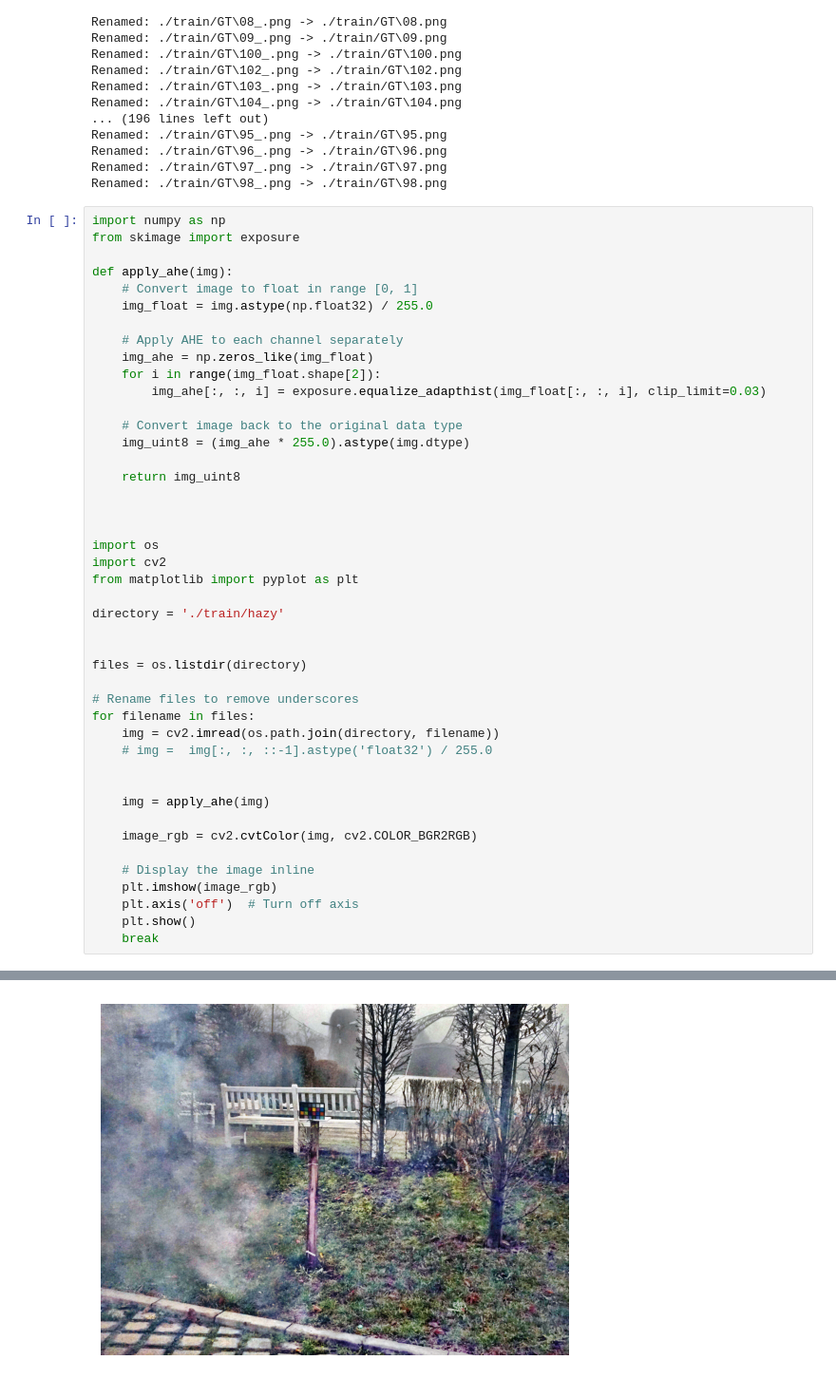
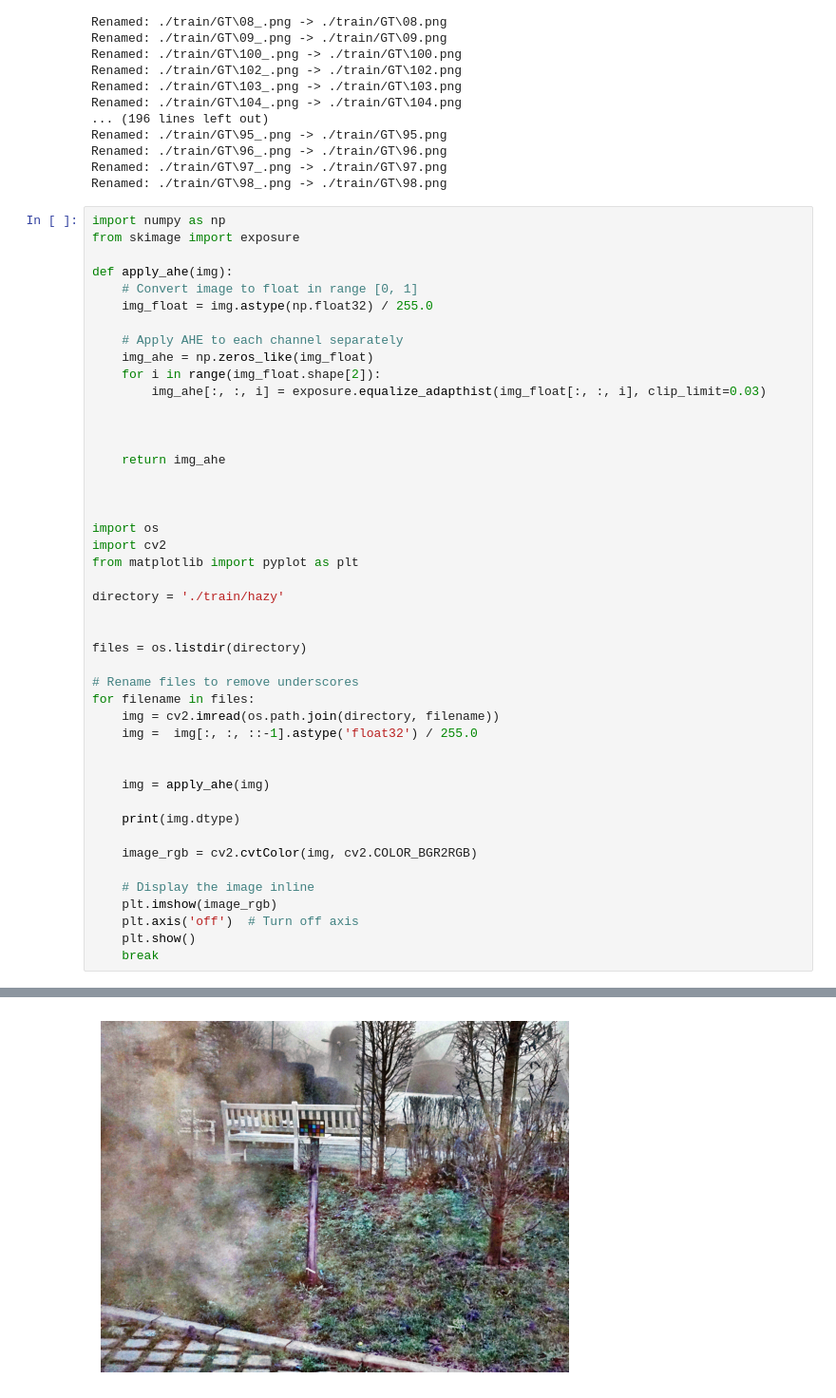
Before and after one commit to m-musaz/Vision-Transformer-Image-Dehazing, a Jupyter notebook: Vision/data/Outdoor/remover.ipynb, the cells around one changed output, grey strips where cells are left out. Shown at 95% size. Drawn from its saved outputs; the diff is of its cells as text.

```diff
--- a/Vision/data/Outdoor/remover.ipynb
+++ b/Vision/data/Outdoor/remover.ipynb
@@ -50,10 +50,9 @@ def apply_ahe(img):
     for i in range(img_float.shape[2]):
         img_ahe[:, :, i] = exposure.equalize_adapthist(img_float[:, :, i], clip_limit=0.03)
 
-    # Convert image back to the original data type
-    img_uint8 = (img_ahe * 255.0).astype(img.dtype)
 
-    return img_uint8
+
+    return img_ahe
 
 
 
@@ -69,10 +68,12 @@ files = os.listdir(directory)
 # Rename files to remove underscores
 for filename in files:
     img = cv2.imread(os.path.join(directory, filename))
-    # img =  img[:, :, ::-1].astype('float32') / 255.0
+    img =  img[:, :, ::-1].astype('float32') / 255.0
 
 
     img = apply_ahe(img)
+
+    print(img.dtype)
 
     image_rgb = cv2.cvtColor(img, cv2.COLOR_BGR2RGB)
 
@@ -85 +87 @@ for filename in files:
-[figure, old version]
+[figure, new version]
```
Also changed, not shown: parts of 1 cell of this notebook, 2 other files.
